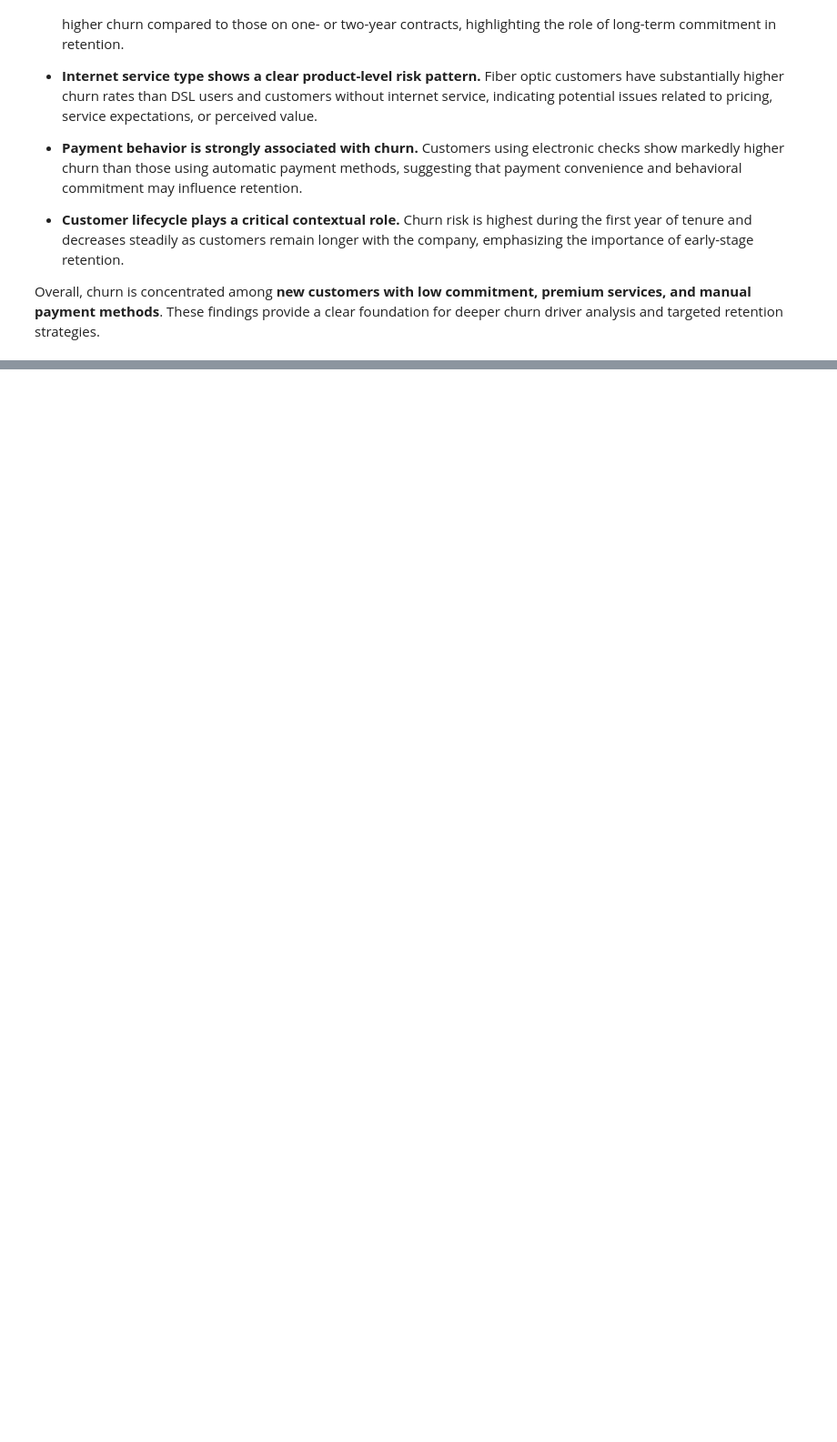
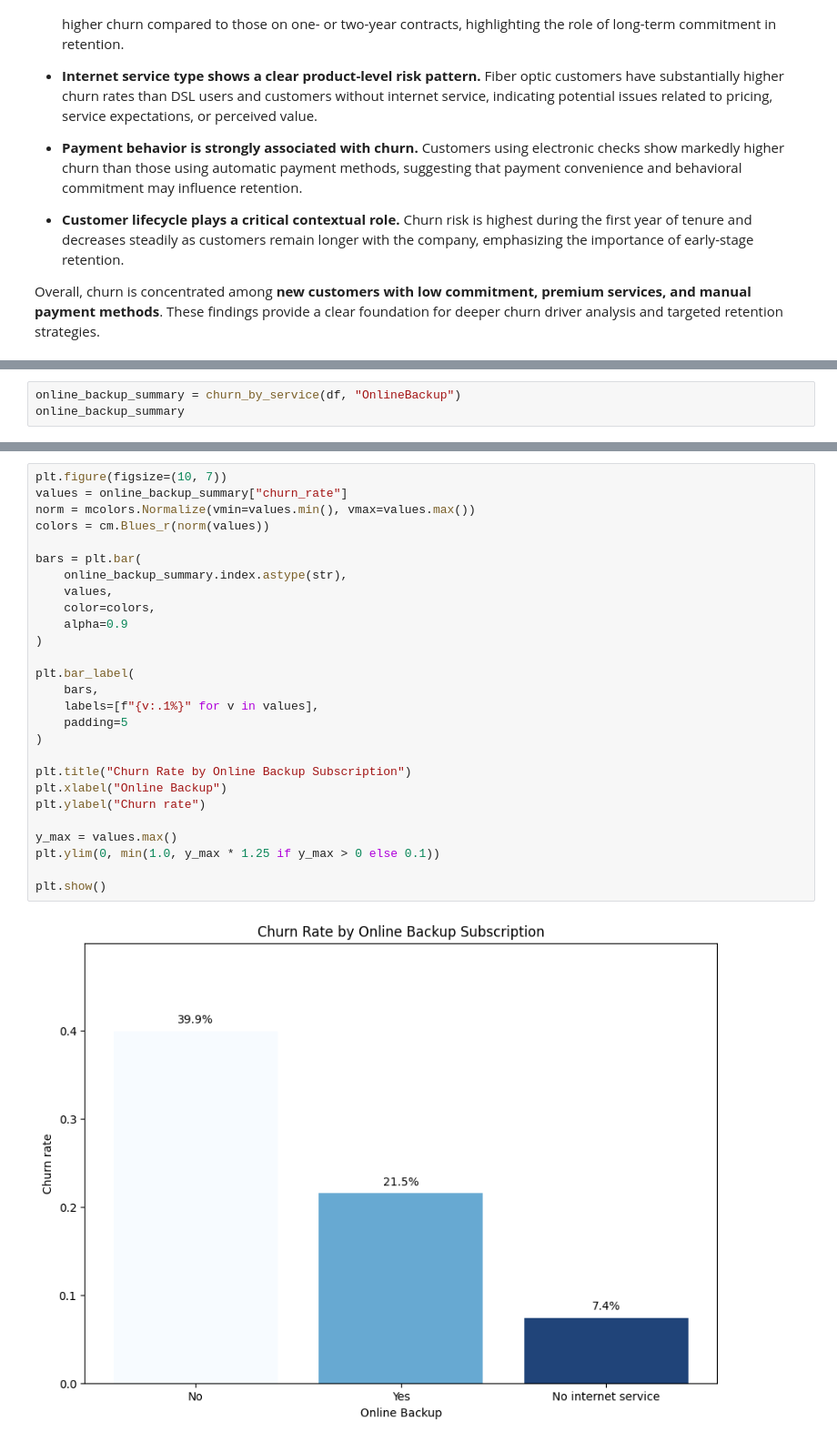
Before and after one commit to Zakat-pm/telecom-customer-churn-analysis, a Jupyter notebook: notebooks/01_data_overview.ipynb, the cells around one changed output, grey strips where cells are left out. Shown at 91% size. Saved outputs shown, nothing was run; the diff lists cells and outputs as text; blank space fills up the shorter version.

```diff
--- a/notebooks/01_data_overview.ipynb
+++ b/notebooks/01_data_overview.ipynb
@@ -475,0 +625,3 @@ These findings provide a clear foundation for deeper churn driver analysis and t
+# %%
+online_backup_summary = churn_by_service(df, "OnlineBackup")
+online_backup_summary
@@ -475,0 +634,29 @@ These findings provide a clear foundation for deeper churn driver analysis and t
+# %%
+plt.figure(figsize=(10, 7))
+values = online_backup_summary["churn_rate"]
+norm = mcolors.Normalize(vmin=values.min(), vmax=values.max())
+colors = cm.Blues_r(norm(values))
+
+bars = plt.bar(
+    online_backup_summary.index.astype(str),
+    values,
+    color=colors,
+    alpha=0.9
+)
+
+plt.bar_label(
+    bars,
+    labels=[f"{v:.1%}" for v in values],
+    padding=5
+)
+
+plt.title("Churn Rate by Online Backup Subscription")
+plt.xlabel("Online Backup")
+plt.ylabel("Churn rate")
+
+y_max = values.max()
+plt.ylim(0, min(1.0, y_max * 1.25 if y_max > 0 else 0.1))
+
+plt.show()
+# %% [output]
+[figure, added]
```
Also changed, not shown: parts of 21 cells of this notebook.
